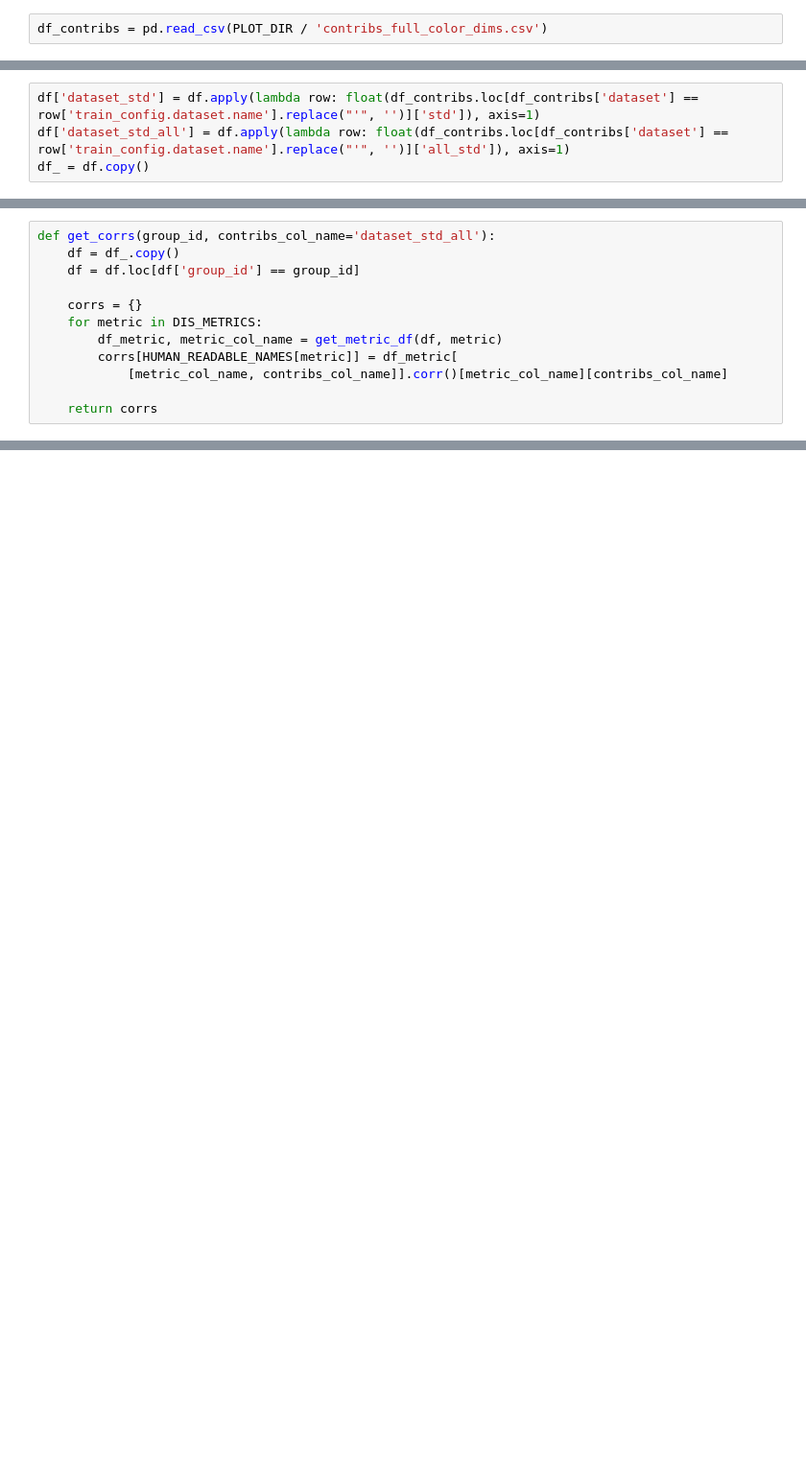
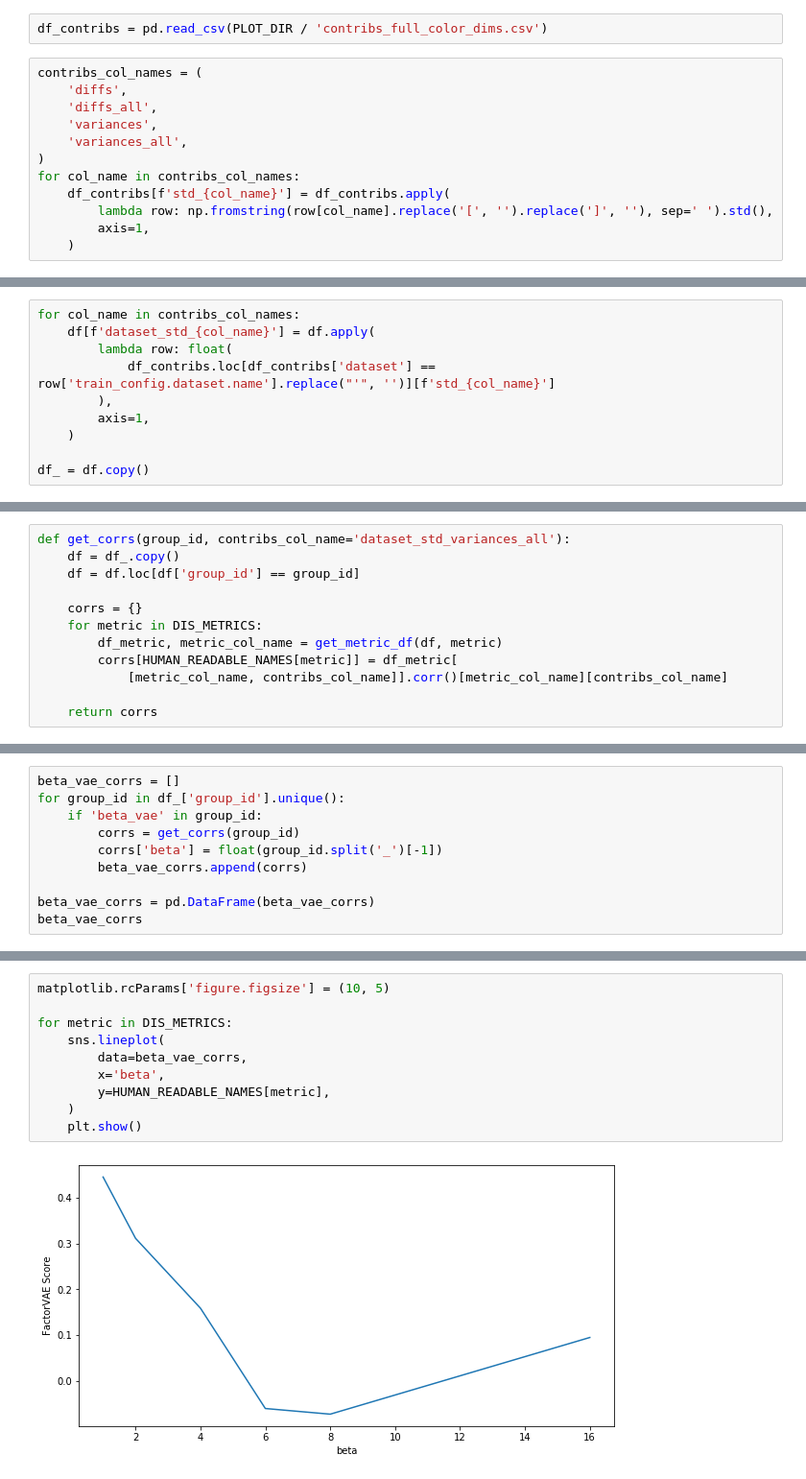
Before and after one commit to homaralex/disentanglement_lib, a Jupyter notebook: plots/notebooks/analyze_hnlpca.ipynb, the cells around one changed output, grey strips where cells are left out. Shown at 96% size. Saved outputs shown, nothing was run; the diff lists cells and outputs as text; blank space fills up the shorter version.

Commit message:
update analysis notebook with beta-corr plots

```diff
--- a/plots/notebooks/analyze_hnlpca.ipynb
+++ b/plots/notebooks/analyze_hnlpca.ipynb
@@ -79,2 +80,14 @@ print(len(df))
 # %%
 df_contribs = pd.read_csv(PLOT_DIR / 'contribs_full_color_dims.csv')
+# %%
+contribs_col_names = (
+    'diffs',
+    'diffs_all',
+    'variances',
+    'variances_all',
+)
+for col_name in contribs_col_names:
+    df_contribs[f'std_{col_name}'] = df_contribs.apply(
+        lambda row: np.fromstring(row[col_name].replace('[', '').replace(']', ''), sep=' ').std(),
+        axis=1,
+    )
@@ -81,6 +105,12 @@ df_contribs = pd.read_csv(PLOT_DIR / 'contribs_full_color_dims.csv')
 # %%
-df['dataset_std'] = df.apply(lambda row: float(df_contribs.loc[df_contribs['dataset'] == row['train_config.dataset.name'].replace("'", '')]['std']), axis=1)
-df['dataset_std_all'] = df.apply(lambda row: float(df_contribs.loc[df_contribs['dataset'] == row['train_config.dataset.name'].replace("'", '')]['all_std']), axis=1)
+for col_name in contribs_col_names:
+    df[f'dataset_std_{col_name}'] = df.apply(
+        lambda row: float(
+            df_contribs.loc[df_contribs['dataset'] == row['train_config.dataset.name'].replace("'", '')][f'std_{col_name}']
+        ),
+        axis=1,
+    )
+
 df_ = df.copy()
 # %%
 df['group_id'].unique()
@@ -92,5 +123,5 @@ array(['annealed_10.0', 'annealed_100.0', 'annealed_25.0', 'annealed_5.0',
 # %%
-def get_corrs(group_id, contribs_col_name='dataset_std_all'):
+def get_corrs(group_id, contribs_col_name='dataset_std_variances_all'):
     df = df_.copy()
     df = df.loc[df['group_id'] == group_id]
 
@@ -125,0 +157,10 @@ hnlpca_intrinsic
+# %%
+beta_vae_corrs = []
+for group_id in df_['group_id'].unique():
+    if 'beta_vae' in group_id:
+        corrs = get_corrs(group_id)
+        corrs['beta'] = float(group_id.split('_')[-1])
+        beta_vae_corrs.append(corrs)
+
+beta_vae_corrs = pd.DataFrame(beta_vae_corrs)
+beta_vae_corrs
@@ -125,0 +175,12 @@ hnlpca_intrinsic
+# %%
+matplotlib.rcParams['figure.figsize'] = (10, 5)
+
+for metric in DIS_METRICS:
+    sns.lineplot(
+        data=beta_vae_corrs,
+        x='beta',
+        y=HUMAN_READABLE_NAMES[metric],
+    )
+    plt.show()
+# %% [output]
+[figure, added]
```
Also changed, not shown: parts of 12 cells of this notebook.
